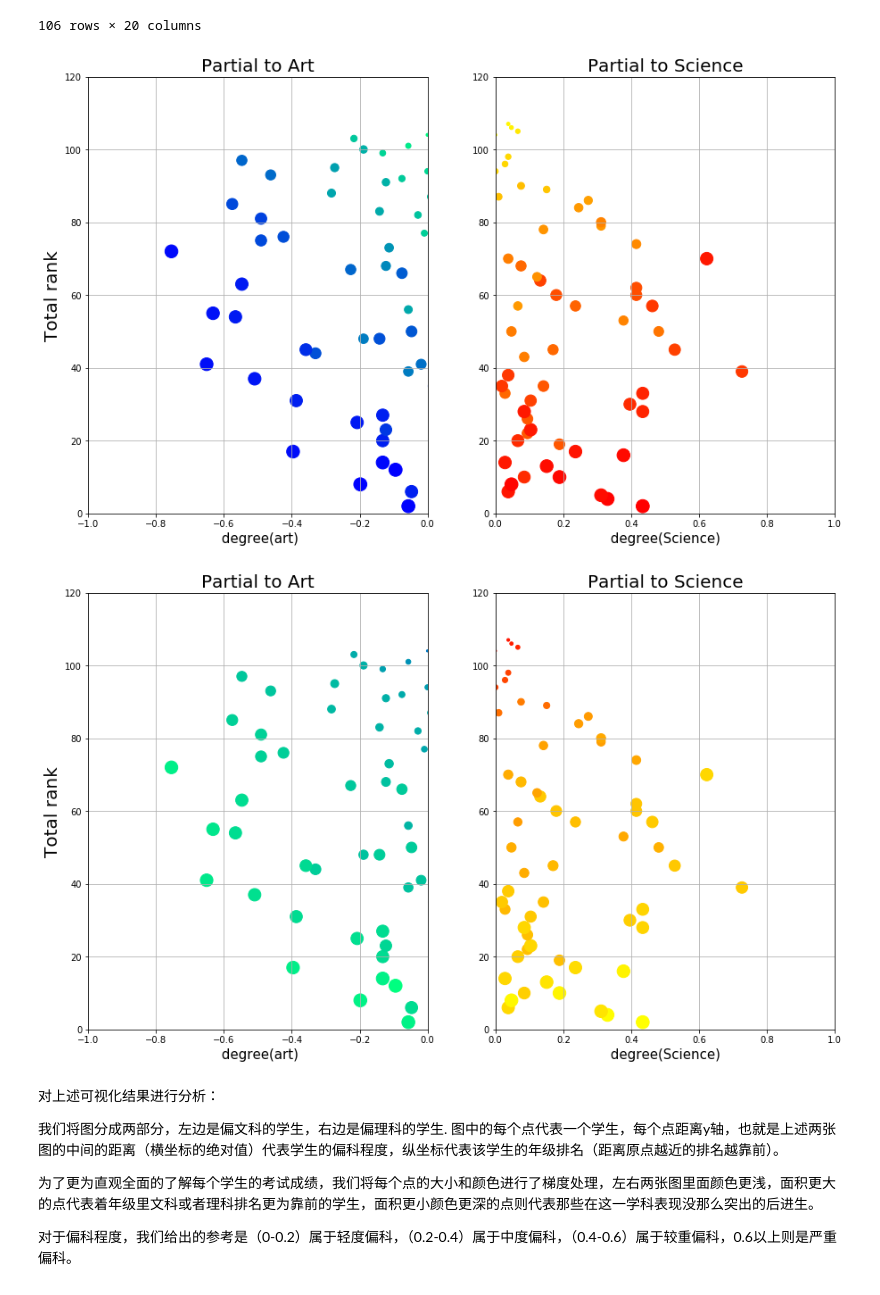
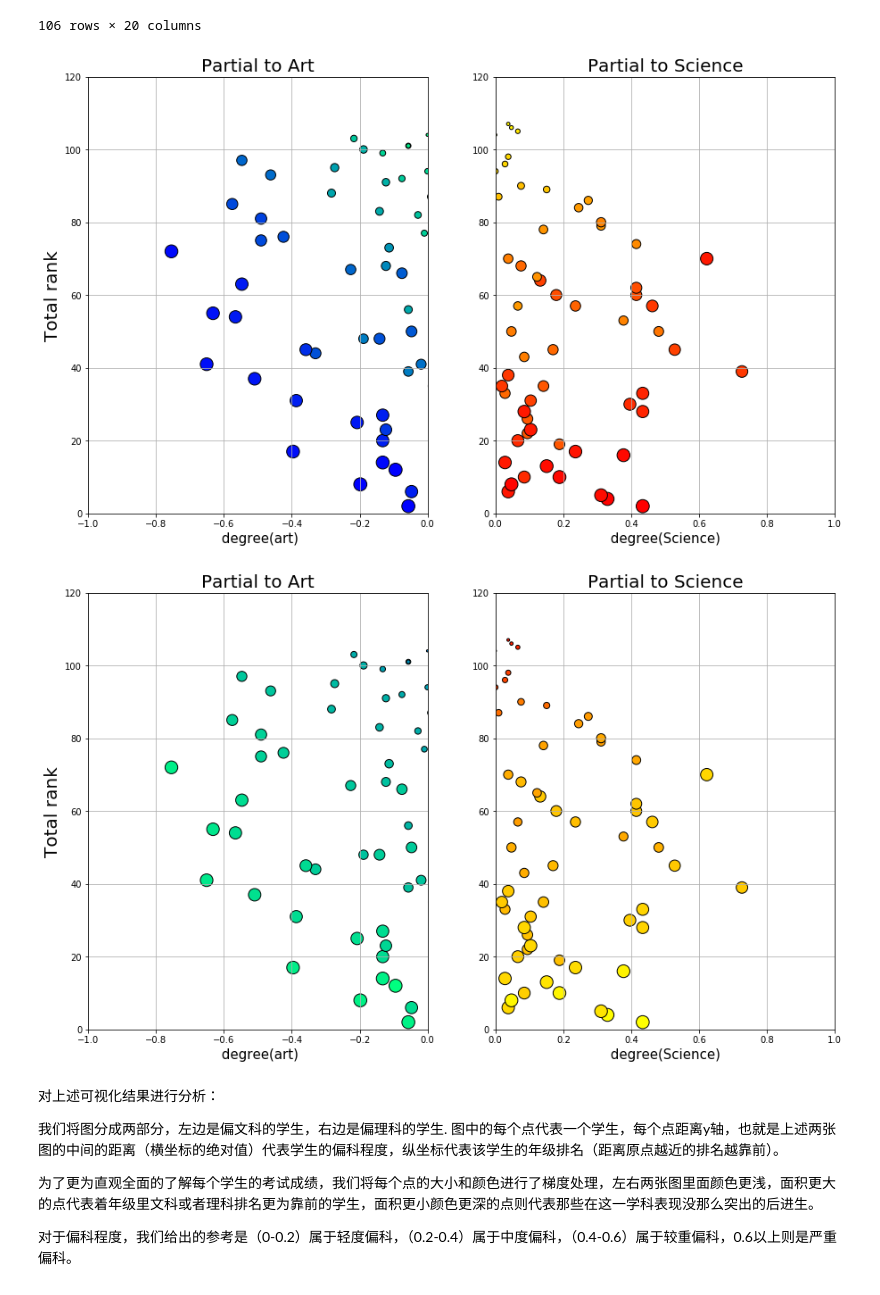
Before and after one commit to yifan950112/-, a Jupyter notebook: 偏科倾向(back up).ipynb, the cells around one changed output. Saved outputs shown, nothing was run; the diff lists cells and outputs as text; code cells hidden in the pictures.

```diff
--- a/偏科倾向(back up).ipynb
+++ b/偏科倾向(back up).ipynb
@@ -115,7 +115,7 @@ plt.ylim(0,120)
 
 plt.title('Partial to Art',fontsize = 20)
 
-plt.scatter(df['cha'],df['总排名']+1, c = df['语文排名'],cmap = plt.cm.winter, s = area_1)
+plt.scatter(df['cha'],df['总排名']+1,edgecolor = 'black', c = df['语文排名'],cmap = plt.cm.winter, s = area_1)
 
 plt.ylabel('Total rank',fontsize = 20)
 
@@ -125,36 +125,36 @@ plt.xlabel(' degree(art)',fontsize = 15)
 ###
 
 plt.subplot(122)
 
 plt.xlim(0,1)
 
 plt.ylim(0,120)
 
 plt.grid()
 
 plt.title('Partial to Science',fontsize = 20)
 
 #  area_2 = df['数学']*2
 
 area_2 = (107-df['数学排名'])*2+5
 
 
 
 
 # norm_2 = (107-df['数学排名'])/106
 
 plt.xlabel(' degree(Science) ',fontsize = 15)
 
-plt.scatter(df['cha'],df['总排名']+1, c = df['数学排名'],cmap = plt.cm.autumn, s = area_2)
+plt.scatter(df['cha'],df['总排名']+1, edgecolor = 'black',c = df['数学排名'],cmap = plt.cm.autumn, s = area_2)
 
 
 #####
 
-####  plt.savefig('偏科分析2.jpg')
+### plt.savefig('偏科分析2.jpg')
 
 plt.show()
 # %% [output]
-[figure, old version]
+[figure, new version]
 # %%
 # visualization 2
 
@@ -172,7 +172,7 @@ plt.ylim(0,120)
 
 plt.title('Partial to Art',fontsize = 20)
 
-plt.scatter(df['cha'],df['总排名']+1, c = df['语文'],cmap = plt.cm.winter, s = area_1)
+plt.scatter(df['cha'],df['总排名']+1,edgecolor = 'black', c = df['语文'],cmap = plt.cm.winter, s = area_1)
 
 plt.ylabel('Total rank',fontsize = 20)
 
@@ -202,17 +202,17 @@ area_2 = (107-df['数学排名'])*2
 
 plt.xlabel(' degree(Science) ',fontsize = 15)
 
-plt.scatter(df['cha'],df['总排名']+1, c = df['数学'],cmap = plt.cm.autumn, s = area_2)
+plt.scatter(df['cha'],df['总排名']+1,edgecolor = 'black', c = df['数学'],cmap = plt.cm.autumn, s = area_2)
 
 
 
 #####
 
-##### plt.savefig('偏科分析3.jpg')
+### plt.savefig('偏科分析3.jpg')
 
 plt.show()
 # %% [output]
-[figure, old version]
+[figure, new version]
 # %% [markdown]
 对上述可视化结果进行分析：
 
```
